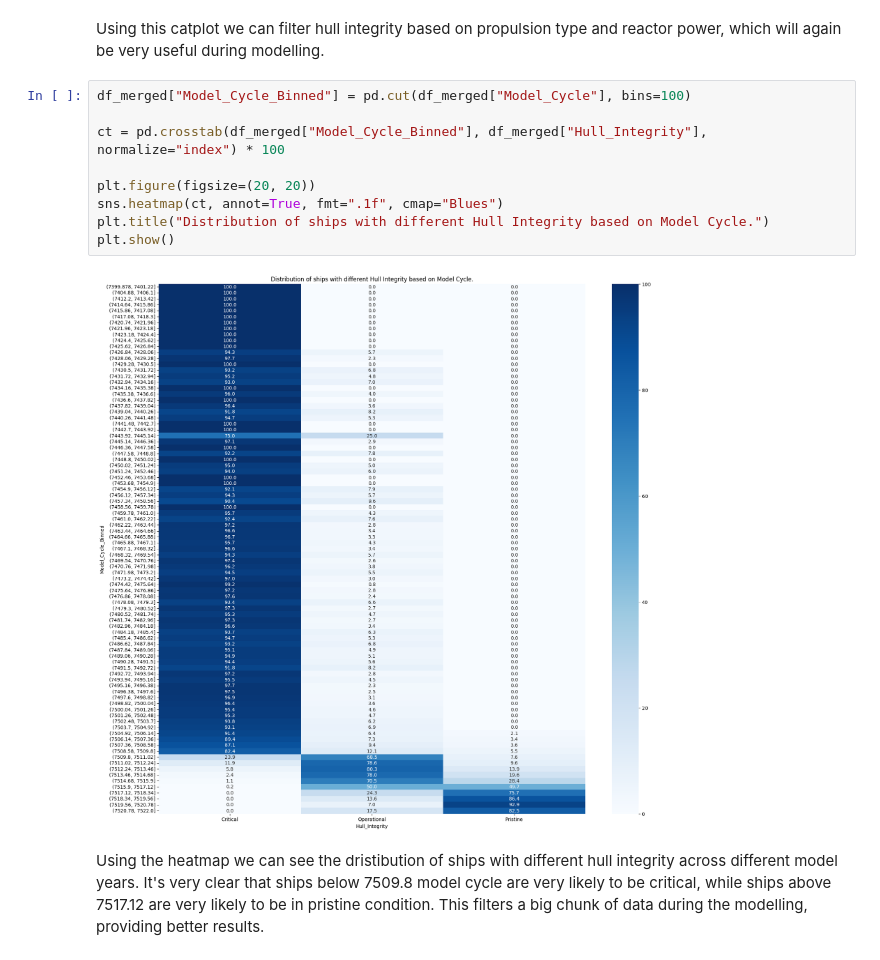
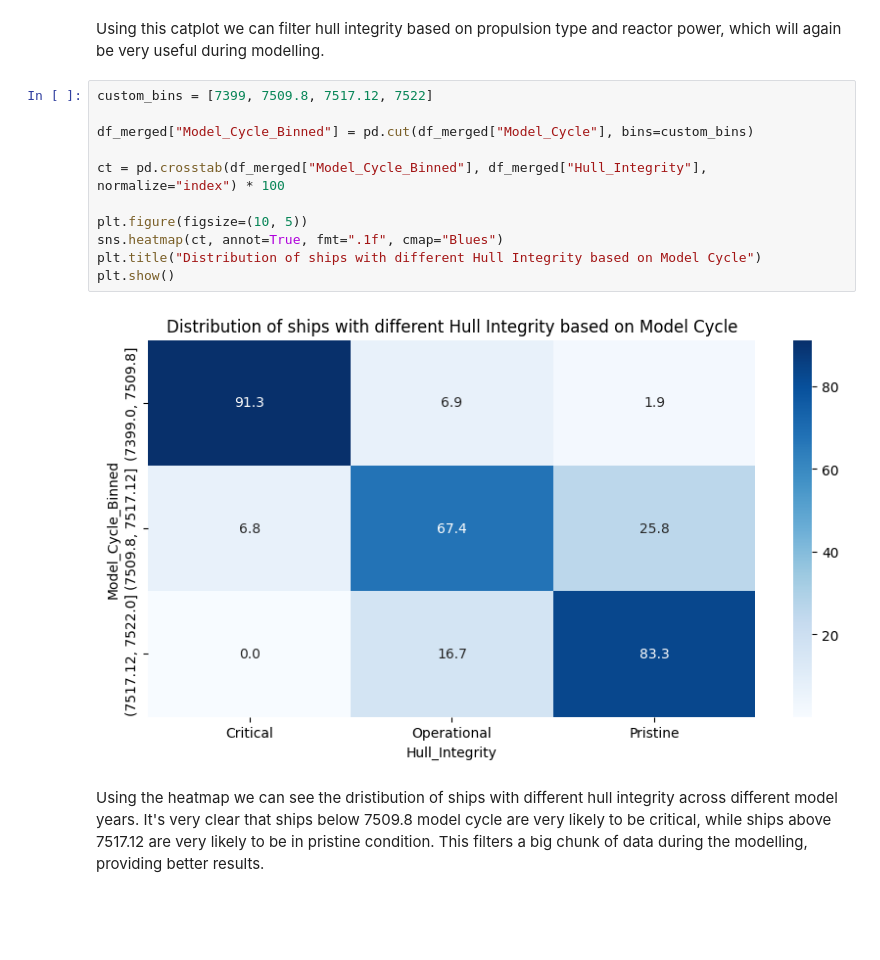
Before and after one commit to strmzi-git/jupyter-exam-03, a Jupyter notebook: DS-Assignment-it2.ipynb, the cells around one changed output. Saved outputs shown, nothing was run; the diff lists cells and outputs as text; blank space fills up the shorter version.

Commit message:
fix heatmaps, add business rules

```diff
--- a/DS-Assignment-it2.ipynb
+++ b/DS-Assignment-it2.ipynb
@@ -336,16 +314,18 @@ Text(0.5, 1.0, 'Distribution of Ships with various Recator Power across differen
 # %% [markdown]
 Using this catplot we can filter hull integrity based on propulsion type and reactor power, which will again be very useful during modelling.
 # %%
-df_merged["Model_Cycle_Binned"] = pd.cut(df_merged["Model_Cycle"], bins=100)
+custom_bins = [7399, 7509.8, 7517.12, 7522]
+
+df_merged["Model_Cycle_Binned"] = pd.cut(df_merged["Model_Cycle"], bins=custom_bins)
 
 ct = pd.crosstab(df_merged["Model_Cycle_Binned"], df_merged["Hull_Integrity"], normalize="index") * 100
 
-plt.figure(figsize=(20, 20))
+plt.figure(figsize=(10, 5))
 sns.heatmap(ct, annot=True, fmt=".1f", cmap="Blues")
-plt.title("Distribution of ships with different Hull Integrity based on Model Cycle.")
+plt.title("Distribution of ships with different Hull Integrity based on Model Cycle")
 plt.show()
 # %% [output]
-[figure, old version]
+[figure, new version]
 # %% [markdown]
 Using the heatmap we can see the dristibution of ships with different hull integrity across different model years. It's very clear that ships below 7509.8 model cycle are very likely to be critical, while ships above 7517.12 are very likely to be in pristine condition. This filters a big chunk of data during the modelling, providing better results.
 # %%
```
Also changed, not shown: parts of 17 cells of this notebook, 1 other file.
